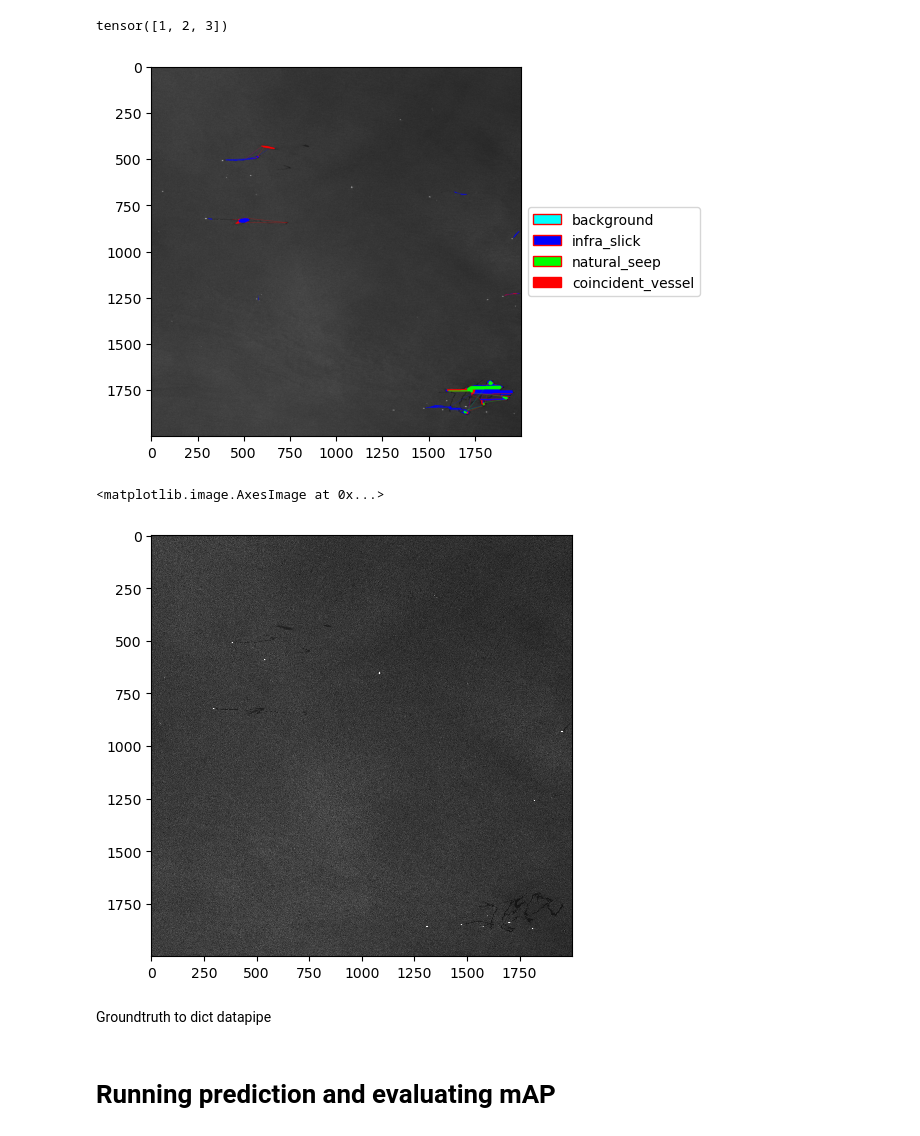
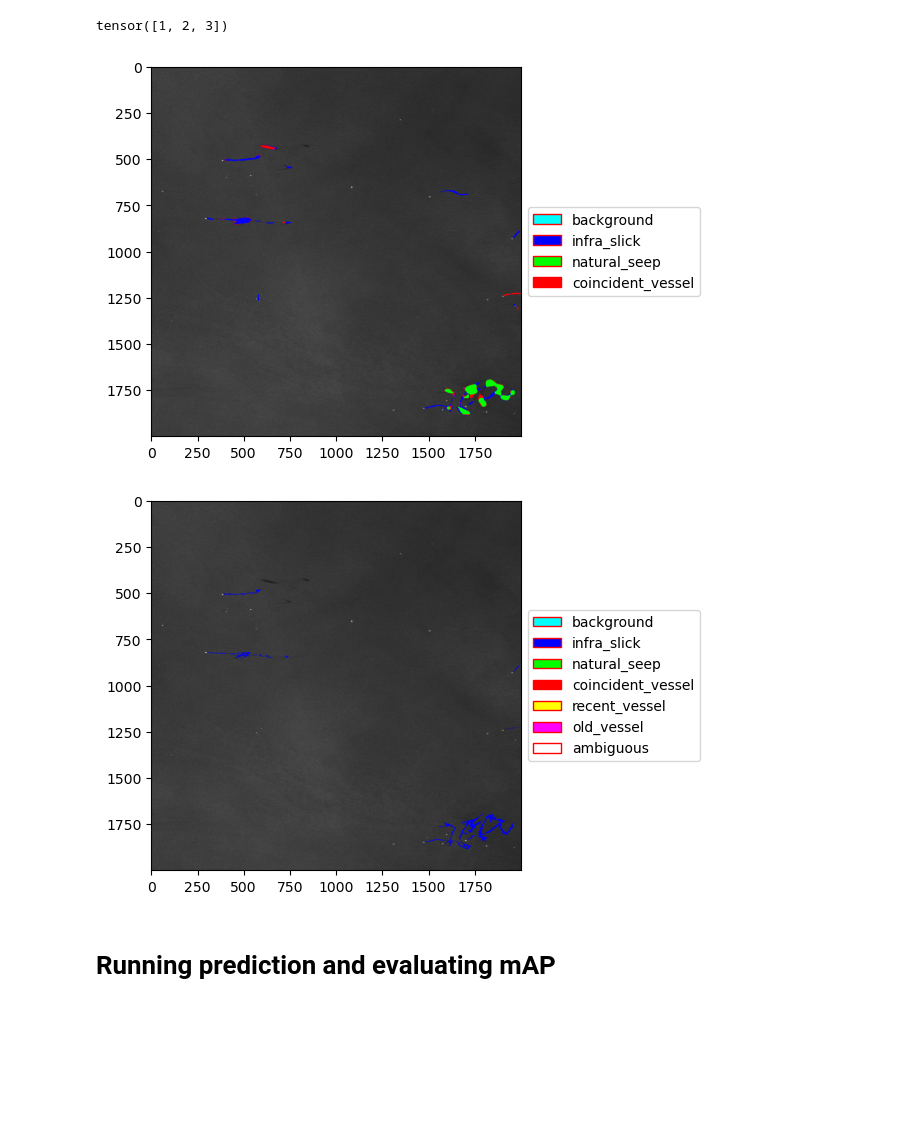
Before and after one commit to developmentseed/slickformer, a Jupyter notebook: notebooks/evaluation_mrcnn.ipynb, the cells around one changed output. Drawn from its saved outputs; the diff is of its cells as text; code cells hidden in the pictures; blank space fills up the shorter version.

Commit message:
updated plots

```diff
--- a/notebooks/evaluation_mrcnn.ipynb
+++ b/notebooks/evaluation_mrcnn.ipynb
@@ -165,13 +165,10 @@ pred_dict_thresholded['labels'].unique()
 tensor([1, 2, 3])
 # %%
 selected_classes_3_class_model = ['background', 'infra_slick', 'natural_seep', 'coincident_vessel']
-plot.plot_instance_masks(x['image'][0], pred_dict_thresholded['masks'], pred_dict['labels'], class_list=selected_classes_3_class_model, outline_only=True)
+plot.plot_instance_masks(x['image'][0], pred_dict_thresholded['masks'], pred_dict['labels'], class_list=selected_classes_3_class_model, outline_only=False)
 # %% [output]
-[figure, old version]
+[figure, new version]
 # %%
-skio.imshow(x['image'][0].numpy())
+plot.plot_instance_masks(x['image'][0], x['masks'], x['category_ids'], outline_only=False)
 # %% [output]
-<matplotlib.image.AxesImage at 0x...>
-[figure, old version]
+[figure, new version]
-# %% [markdown]
-Groundtruth to dict datapipe
```
Also changed, not shown: parts of 5 cells of this notebook.
